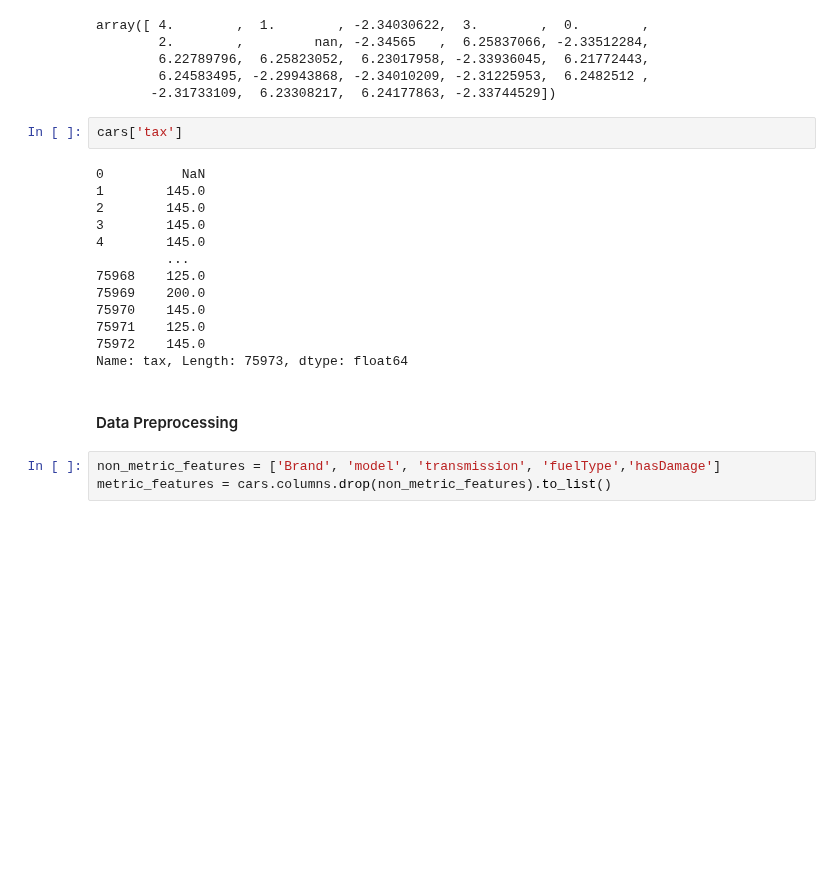
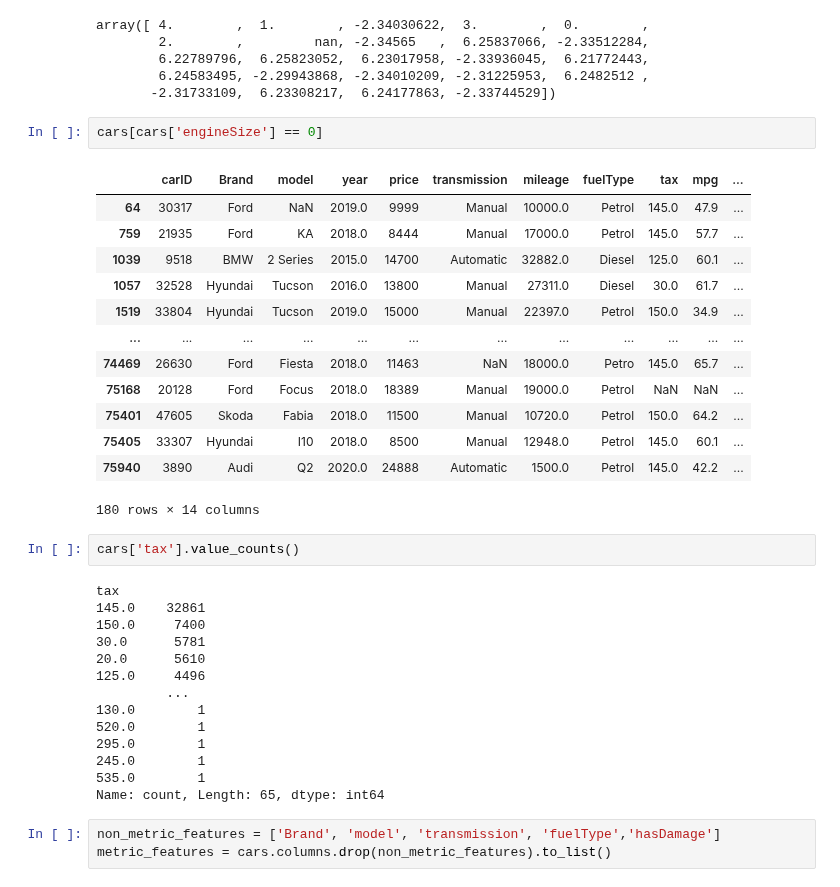
Before and after one commit to Rafaeric71/MachineLearning-Group44, a Jupyter notebook: DataUnderstanding.ipynb, the cells around one changed output. Saved outputs shown, nothing was run; the diff lists cells and outputs as text; blank space fills up the shorter version.

```diff
--- a/DataUnderstanding.ipynb
+++ b/DataUnderstanding.ipynb
@@ -111,23 +111,38 @@ array([ 4.        ,  1.        , -2.34030622,  3.        ,  0.        ,
         6.22789796,  6.25823052,  6.23017958, -2.33936045,  6.21772443,
         6.24583495, -2.29943868, -2.34010209, -2.31225953,  6.2482512 ,
        -2.31733109,  6.23308217,  6.24177863, -2.33744529])
+# %%
+cars[cars['engineSize'] == 0]
+# %% [output]
+|  | carID | Brand | model | year | price | transmission | mileage | fuelType | tax | mpg | ... |
+| 64 | 30317 | Ford | NaN | 2019.0 | 9999 | Manual | 10000.0 | Petrol | 145.0 | 47.9 | ... |
+| 759 | 21935 | Ford | KA | 2018.0 | 8444 | Manual | 17000.0 | Petrol | 145.0 | 57.7 | ... |
+| 1039 | 9518 | BMW | 2 Series | 2015.0 | 14700 | Automatic | 32882.0 | Diesel | 125.0 | 60.1 | ... |
+| 1057 | 32528 | Hyundai | Tucson | 2016.0 | 13800 | Manual | 27311.0 | Diesel | 30.0 | 61.7 | ... |
+| 1519 | 33804 | Hyundai | Tucson | 2019.0 | 15000 | Manual | 22397.0 | Petrol | 150.0 | 34.9 | ... |
+| ... | ... | ... | ... | ... | ... | ... | ... | ... | ... | ... | ... |
+| 74469 | 26630 | Ford | Fiesta | 2018.0 | 11463 | NaN | 18000.0 | Petro | 145.0 | 65.7 | ... |
+| 75168 | 20128 | Ford | Focus | 2018.0 | 18389 | Manual | 19000.0 | Petrol | NaN | NaN | ... |
+| 75401 | 47605 | Skoda | Fabia | 2018.0 | 11500 | Manual | 10720.0 | Petrol | 150.0 | 64.2 | ... |
+| 75405 | 33307 | Hyundai | I10 | 2018.0 | 8500 | Manual | 12948.0 | Petrol | 145.0 | 60.1 | ... |
+| 75940 | 3890 | Audi | Q2 | 2020.0 | 24888 | Automatic | 1500.0 | Petrol | 145.0 | 42.2 | ... |
+180 rows × 14 columns
 # %%
-cars['tax']
+cars['tax'].value_counts()
 # %% [output]
-0          NaN
-1        145.0
-2        145.0
-3        145.0
-4        145.0
+tax
+145.0    32861
+150.0     7400
+30.0      5781
+20.0      5610
+125.0     4496
          ...
-75968    125.0
-75969    200.0
-75970    145.0
-75971    125.0
-75972    145.0
-Name: tax, Length: 75973, dtype: float64
+130.0        1
+520.0        1
+295.0        1
+245.0        1
+535.0        1
+Name: count, Length: 65, dtype: int64
-# %% [markdown]
-#### Data Preprocessing
 # %%
 non_metric_features = ['Brand', 'model', 'transmission', 'fuelType','hasDamage']
 metric_features = cars.columns.drop(non_metric_features).to_list()
```
Also changed, not shown: parts of 5 cells of this notebook.
